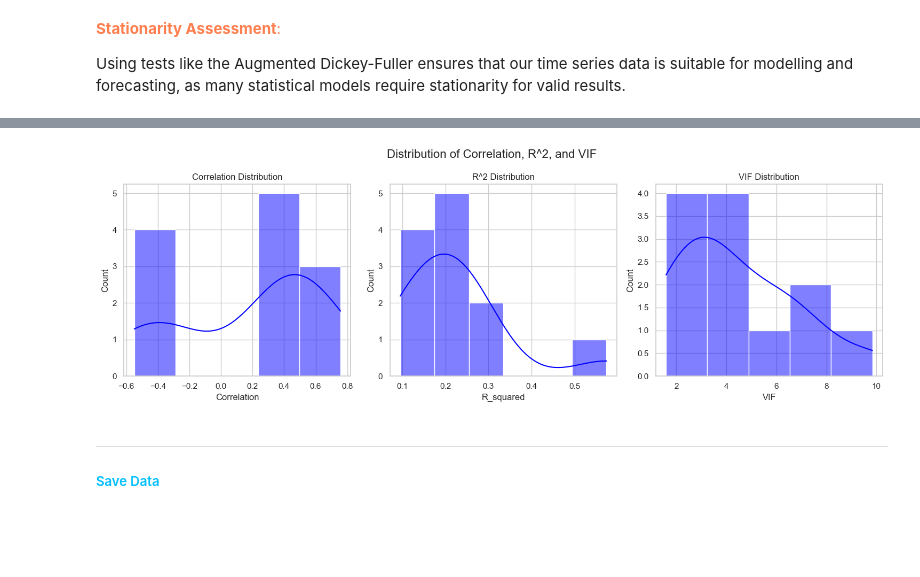
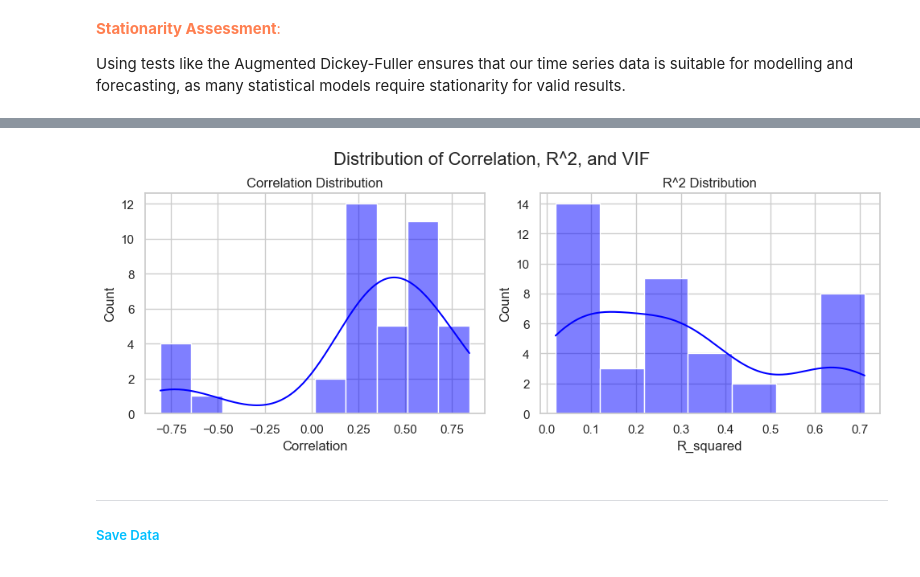
Before and after one commit to janjannagtegaal/NowCasting-M1, a Jupyter notebook: [2]M1_Exploratory_Data_Analysis.ipynb, the cells around one changed output, grey strips where cells are left out. Cells and saved outputs as stored; diff of their text form; code cells hidden in the pictures; blank space fills up the shorter version.

```diff
--- a/[2]M1_Exploratory_Data_Analysis.ipynb
+++ b/[2]M1_Exploratory_Data_Analysis.ipynb
@@ -1155,0 +929,25 @@ plt.show()
+# %%
+
+# Check for seasonality
+seasonality_presence = {col: check_seasonality(final_proxy_dataset[col], max_lag=40) for col in final_proxy_dataset.columns}
+print("Indicators with seasonality:")
+for key, value in seasonality_presence.items():
+    if value:
+        print(key)
+
+# Adjust for seasonality where necessary
+for indicator, has_seasonality in seasonality_presence.items():
+    if has_seasonality:
+        final_proxy_dataset[indicator] = seasonally_adjust(final_proxy_dataset[indicator])
+
+# Recheck for seasonality
+seasonality_presence_after_adjustment = {col: check_seasonality(final_proxy_dataset[col], max_lag=40) for col in final_proxy_dataset.columns}
+print("\nIndicators with seasonality after adjustment:")
+indicators_with_no_seasonality = True
+for key, value in seasonality_presence_after_adjustment.items():
+    if value:
+        print(key)
+        indicators_with_no_seasonality = False
+
+if indicators_with_no_seasonality:
+    print("No indicators have seasonality.")
@@ -1193,10 +1008,10 @@ adf_results_df["Correlation"] = [
 ]
 adf_results_df["R_squared"] = [r2_values_sorted[series] for series in series_to_test]
 
-# add VIF to the adf_results_df
-adf_results_df["VIF"] = [
-    vif_data[vif_data["feature"] == series].VIF.values[0] for series in series_to_test
-]
+# # add VIF to the adf_results_df
+# adf_results_df["VIF"] = [
+#     vif_data[vif_data["feature"] == series].VIF.values[0] for series in series_to_test
+# ]
 
 # add its lead and lag analysis to the adf_results_df
 pce_alternative_proxies = adf_results_df[
@@ -1204,7 +1019,7 @@ pce_alternative_proxies = adf_results_df[
         "Name",
         "Correlation",
         "R_squared",
-        "VIF",
+        # "VIF",
         "Test Statistic",
         "P-Value",
         "Conclusion",
@@ -1228,31 +1054,24 @@ pce_alternative_proxies
 # %%
-import seaborn as sns
-import matplotlib.pyplot as plt
-
 # Create subplots for histograms with smoothed lines
-fig, axes = plt.subplots(1, 3, figsize=(15, 5))
+fig, axes = plt.subplots(1, 2, figsize=(10, 4))
 
 # Plot Correlation histogram with smoothed line
 sns.histplot(adf_results_df["Correlation"], kde=True, color="blue", ax=axes[0])
 axes[0].set_title("Correlation Distribution")
 
 # Plot R^2 histogram with smoothed line
 sns.histplot(adf_results_df["R_squared"], kde=True, color="blue", ax=axes[1])
 axes[1].set_title("R^2 Distribution")
 
-# Plot VIF histogram with smoothed line
-sns.histplot(adf_results_df["VIF"], kde=True, color="blue", ax=axes[2])
-axes[2].set_title("VIF Distribution")
-
 # Customize the overall plot
 plt.tight_layout()
 plt.suptitle("Distribution of Correlation, R^2, and VIF", fontsize=16)
 plt.subplots_adjust(top=0.85)
 
 # Show the plot
 plt.show()
 # %% [output]
-[figure, old version]
+[figure, new version]
 # %% [markdown]
 <div style="color:#00BFFF">
 
```
Also changed, not shown: parts of 54 cells of this notebook, 13 other files.
